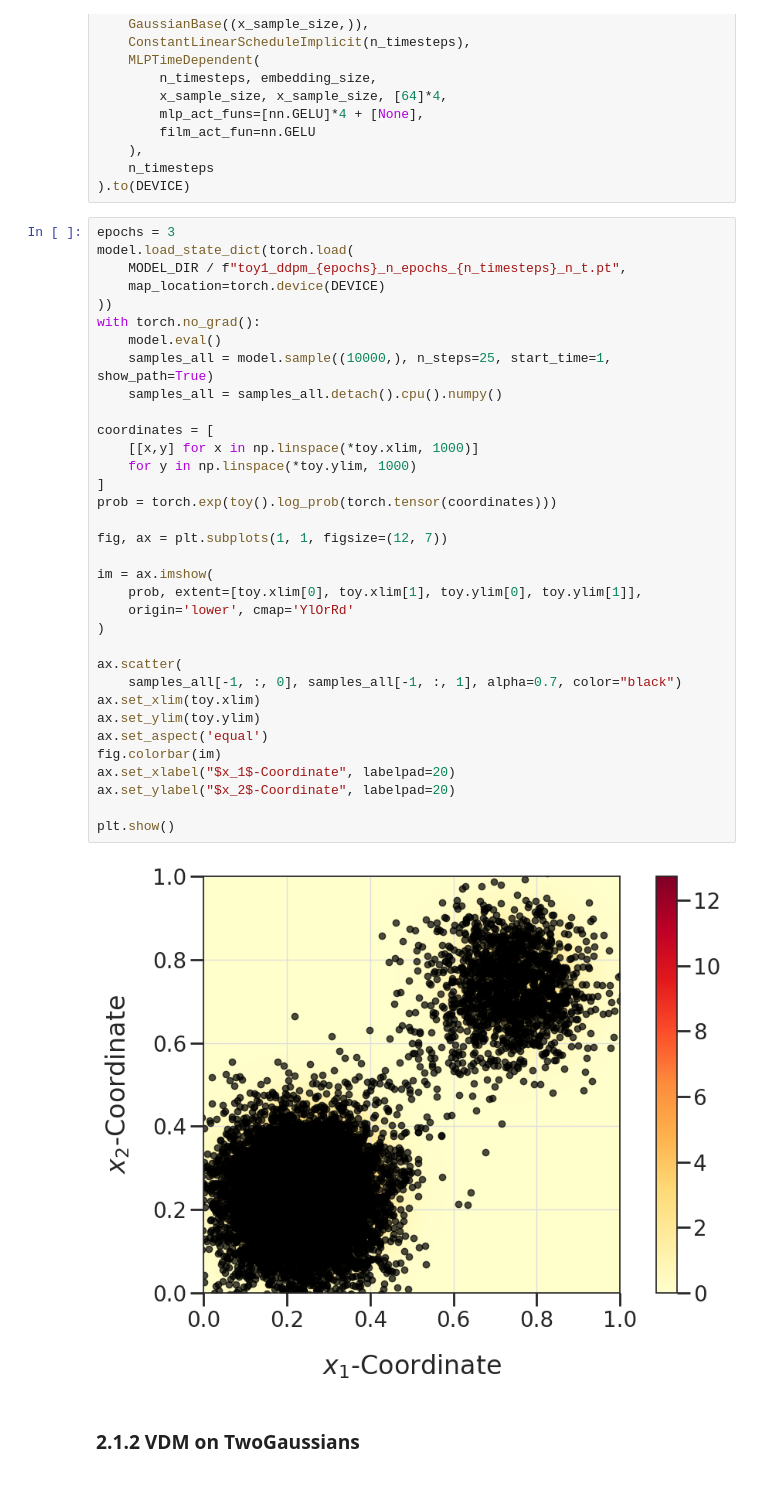
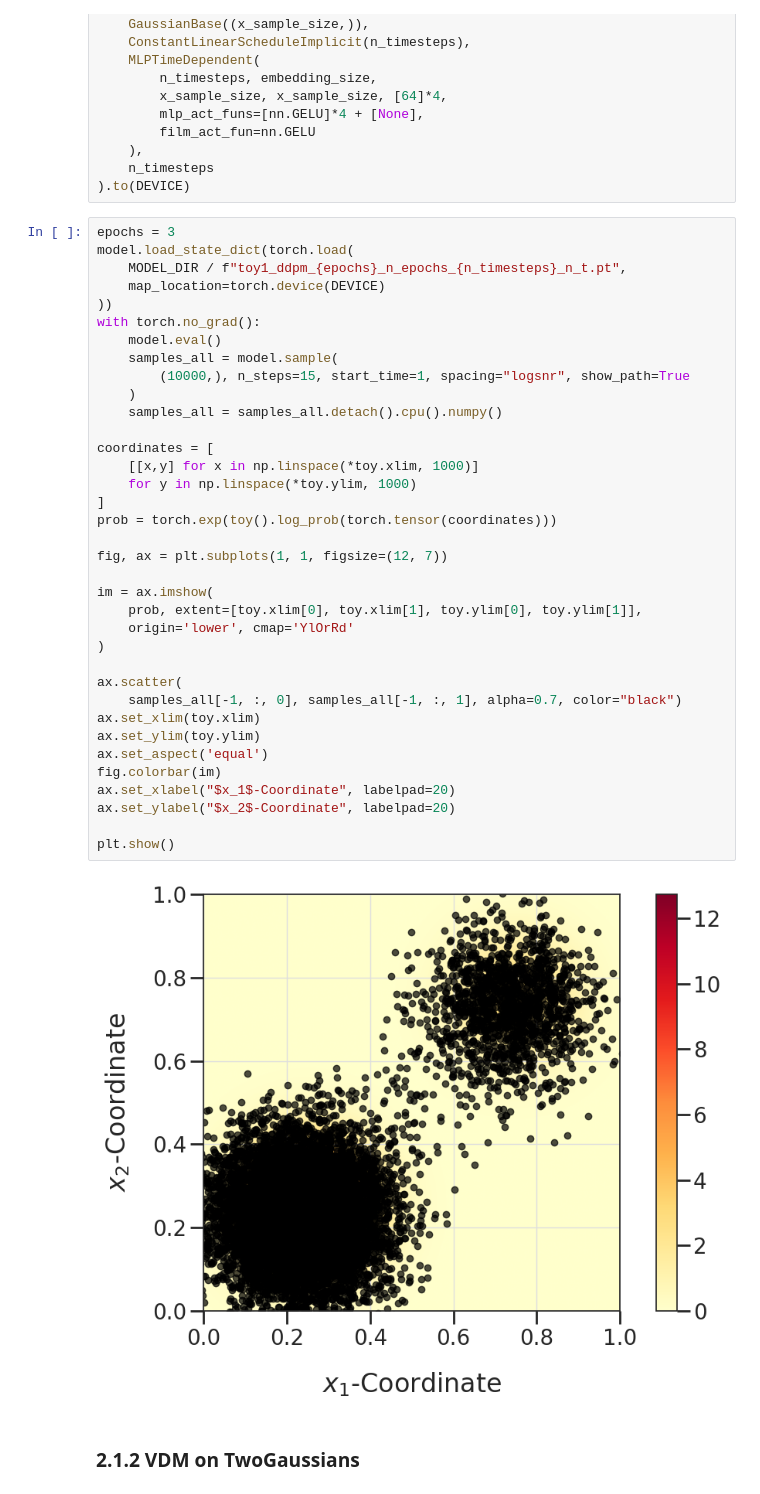
Before and after one commit to zuvale/ggdl_self_learn, a Jupyter notebook: experiments/diffusion.ipynb, the cells around one changed output. Saved outputs shown, nothing was run; the diff lists cells and outputs as text.

```diff
--- a/experiments/diffusion.ipynb
+++ b/experiments/diffusion.ipynb
@@ -1239,35 +1285,37 @@ model.load_state_dict(torch.load(
     map_location=torch.device(DEVICE)
 ))
 with torch.no_grad():
     model.eval()
-    samples_all = model.sample((10000,), n_steps=25, start_time=1, show_path=True)
+    samples_all = model.sample(
+        (10000,), n_steps=15, start_time=1, spacing="logsnr", show_path=True
+    )
     samples_all = samples_all.detach().cpu().numpy()
 
 coordinates = [
     [[x,y] for x in np.linspace(*toy.xlim, 1000)]
     for y in np.linspace(*toy.ylim, 1000)
 ]
 prob = torch.exp(toy().log_prob(torch.tensor(coordinates)))
 
 fig, ax = plt.subplots(1, 1, figsize=(12, 7))
 
 im = ax.imshow(
     prob, extent=[toy.xlim[0], toy.xlim[1], toy.ylim[0], toy.ylim[1]],
     origin='lower', cmap='YlOrRd'
 )
 
 ax.scatter(
     samples_all[-1, :, 0], samples_all[-1, :, 1], alpha=0.7, color="black")
 ax.set_xlim(toy.xlim)
 ax.set_ylim(toy.ylim)
 ax.set_aspect('equal')
 fig.colorbar(im)
 ax.set_xlabel("$x_1$-Coordinate", labelpad=20)
 ax.set_ylabel("$x_2$-Coordinate", labelpad=20)
 
 plt.show()
 # %% [output]
-[figure, old version]
+[figure, new version]
 # %% [markdown]
 ### 2.1.2 VDM on TwoGaussians
 # %%
```
Also changed, not shown: parts of 7 cells of this notebook, 3 other files.
